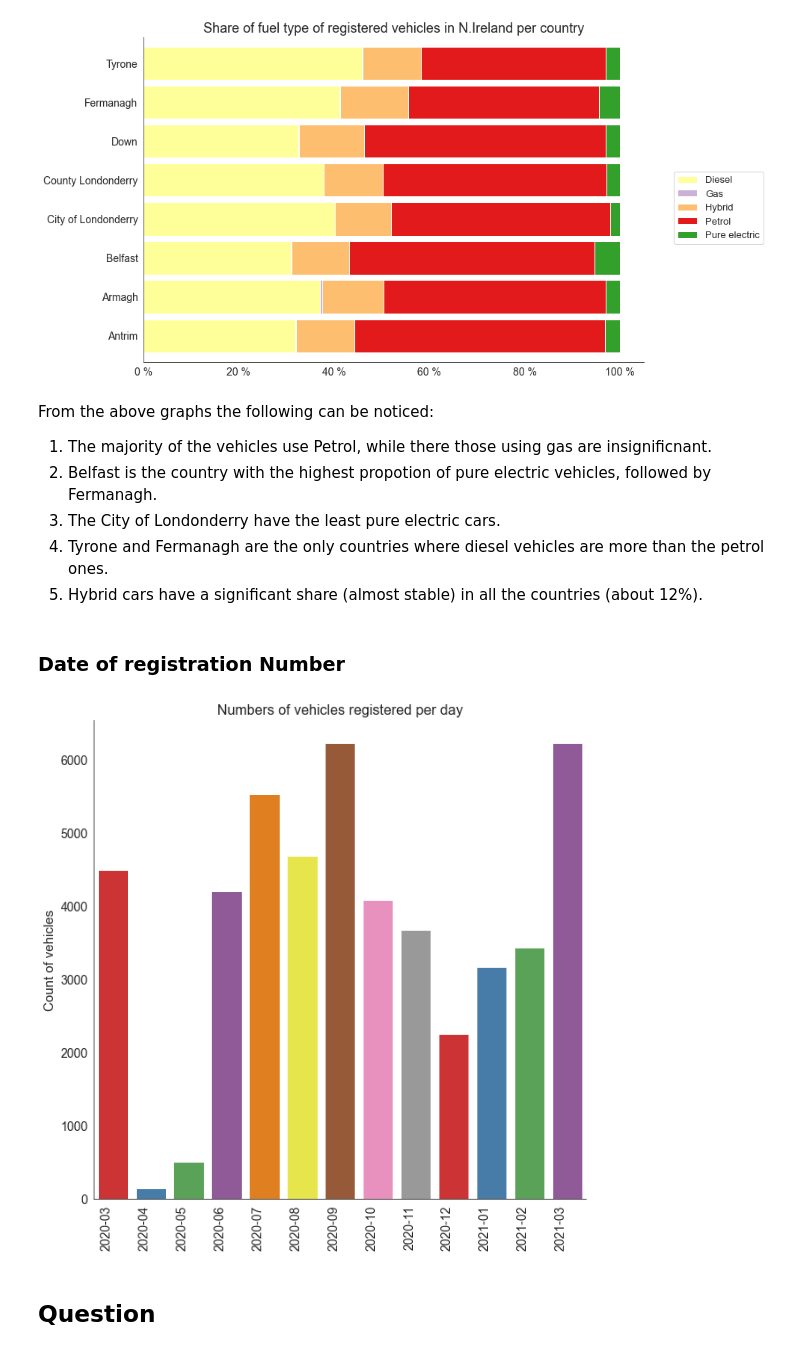
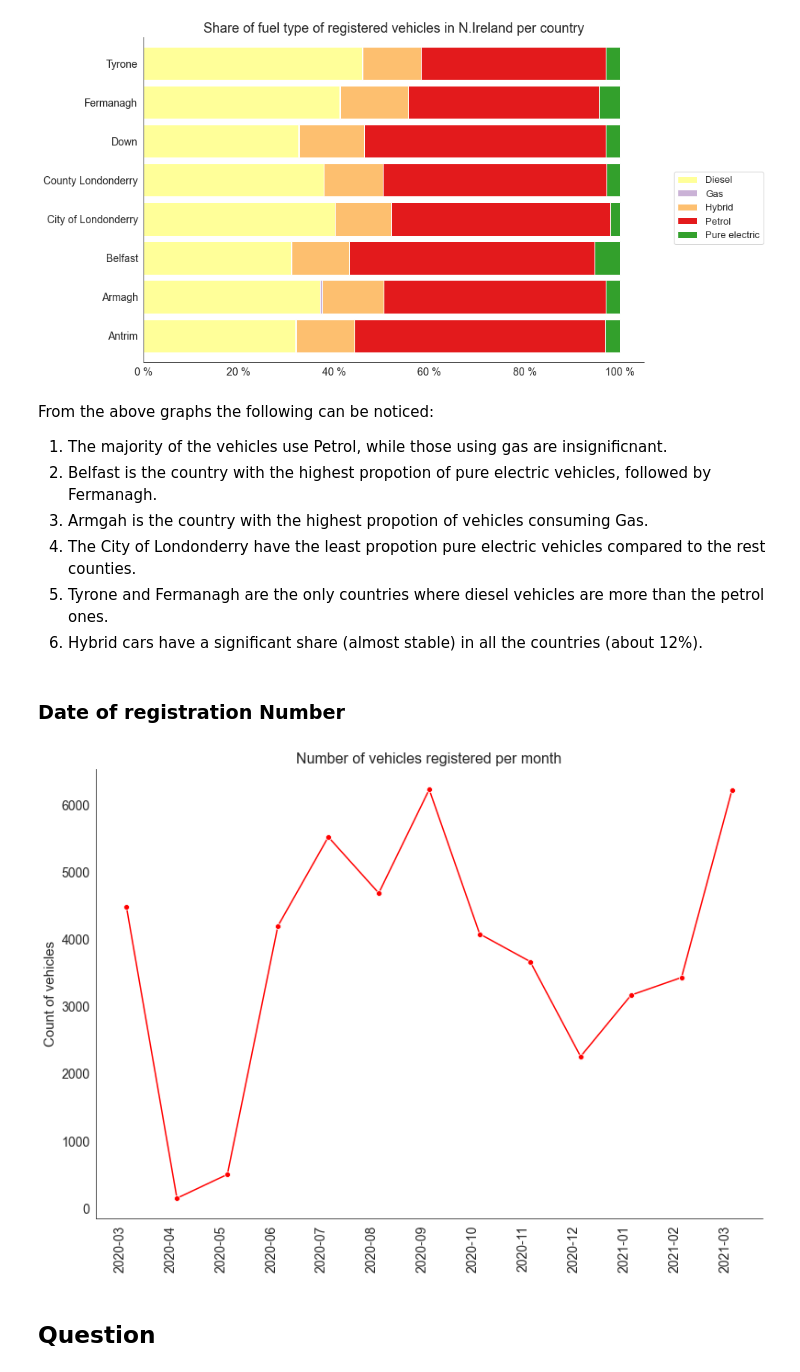
Before and after one commit to KwstasMCPU/NewAutoMotive, a Jupyter notebook: new_auto_task.ipynb, the cells around one changed output. Cells and saved outputs as stored; diff of their text form; code cells hidden in the pictures.

```diff
--- a/new_auto_task.ipynb
+++ b/new_auto_task.ipynb
@@ -273,25 +300,26 @@ ax1.legend(bbox_to_anchor = (1.05, 0.6), fontsize=13);
 # %% [markdown]
 From the above graphs the following can be noticed:
 
-1. The majority of the vehicles use Petrol, while there those using gas are insignificnant.
+1. The majority of the vehicles use Petrol, while those using gas are insignificnant.
 2. Belfast is the country with the highest propotion of pure electric vehicles, followed by Fermanagh.
-3. The City of Londonderry have the least pure electric cars.
-4. Tyrone and Fermanagh are the only countries where diesel vehicles are more than the petrol ones.
-5. Hybrid cars have a significant share (almost stable) in all the countries (about 12%).
+3. Armgah is the country with the highest propotion of vehicles consuming Gas.
+4. The City of Londonderry have the least propotion pure electric vehicles compared to the rest counties.
+5. Tyrone and Fermanagh are the only countries where diesel vehicles are more than the petrol ones.
+6. Hybrid cars have a significant share (almost stable) in all the countries (about 12%).
 # %% [markdown]
 ### Date of registration Number
 # %%
 car_df['date'] = car_df.first_reg_date.apply(lambda x: x[:7])
 # %%
-fig = plt.figure(figsize=(10,10))
-sns.countplot(x='date', data=car_df, palette='Set1')
-plt.title('Numbers of vehicles registered per day', fontsize=16)
+fig = plt.figure(figsize=(13,9))
+sns.lineplot(data=car_df.groupby('date').count()['VRN'], marker='o', color='r')
+plt.title('Number of vehicles registered per month', fontsize=16)
 plt.xticks(rotation=90, ha='right', fontsize=14)
 plt.xlabel(None)
 plt.yticks(fontsize=14)
 plt.ylabel('Count of vehicles', fontsize=15);
 # %% [output]
-[figure, old version]
+[figure, new version]
 # %% [markdown]
 ## Question
 # %% [markdown]
```
Also changed, not shown: parts of 11 cells of this notebook.
